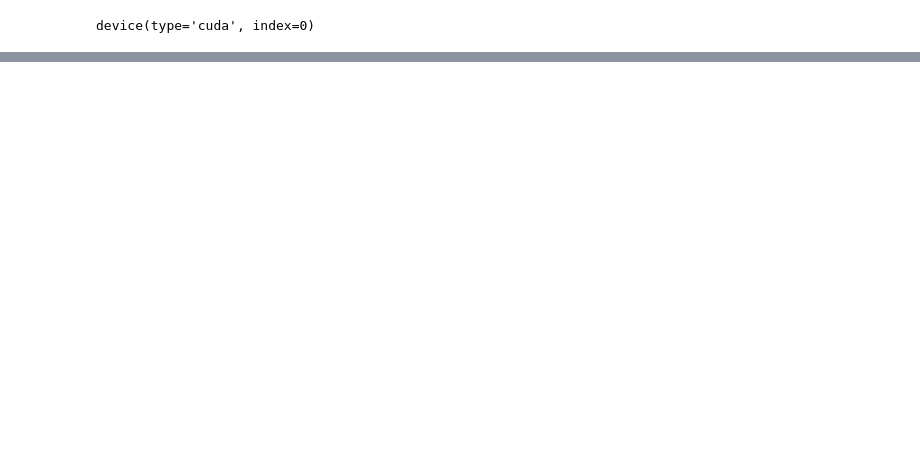
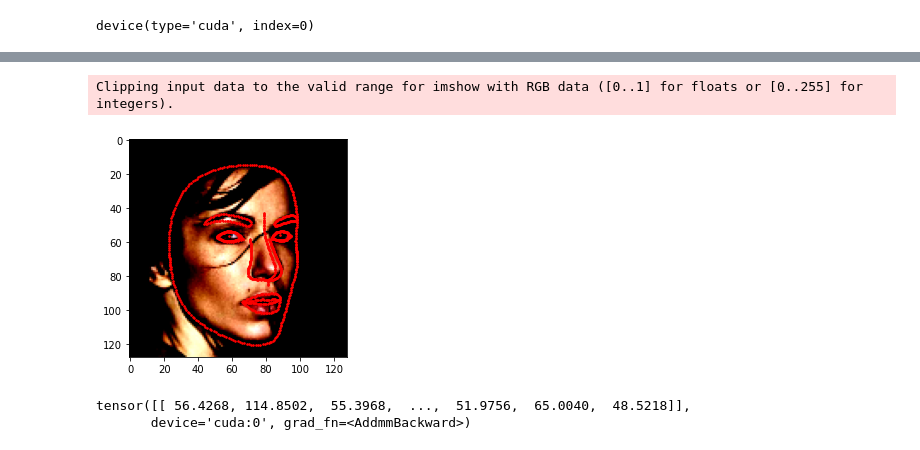
Before and after one commit to Ilyua/cv_made, a Jupyter notebook: contest1/oralcumshot.ipynb, the cells around one changed output, grey strips where cells are left out. Saved outputs shown, nothing was run; the diff lists cells and outputs as text; code cells hidden in the pictures; blank space fills up the shorter version.

```diff
--- a/contest1/oralcumshot.ipynb
+++ b/contest1/oralcumshot.ipynb
@@ -425,6 +503,6 @@ scheduler = torch.optim.lr_scheduler.StepLR(optimizer, step_size=10, gamma=0.5)
 
 loss_fn = fnn.mse_loss
 EPOCHS=100
-NUM_PREFIT_EPOCHS=3
+NUM_PREFIT_EPOCHS=2
 # %%
 PATH='contest01_data'
@@ -432,8 +510,9 @@ EXP_NAME='new_aug_1'
 # %%
 os.makedirs("runs", exist_ok=True)
 best_val_loss = np.inf
+
 for epoch in range(EPOCHS):
-    if epoch>NUM_PREFIT_EPOCHS:
+    if epoch==NUM_PREFIT_EPOCHS:
         model.requires_grad_(True)
     train_loss = train(model, train_dataloader, loss_fn, optimizer, device,scheduler)
     val_loss = validate(model, val_dataloader, loss_fn, device=device)
@@ -444,0 +612,20 @@ for epoch in range(EPOCHS):
+# %%
+test_dataset = ThousandLandmarksDataset(os.path.join('data_dirty', "test"), val_preprocessing, split="test")
+test_dataloader = DataLoader(test_dataset, batch_size=128, num_workers=4, pin_memory=True,
+                             shuffle=False, drop_last=False)
+
+with open(os.path.join("runs", f"{EXP_NAME}_best.pth"), "rb") as fp:
+    best_state_dict = torch.load(fp, map_location="cpu")
+    model.load_state_dict(best_state_dict)
+
+test_predictions = predict(model, test_dataloader, device)
+with open(os.path.join("runs", f"{EXP_NAME}_test_predictions.pkl"), "wb") as fp:
+    pickle.dump({"image_names": test_dataset.image_names,
+                 "landmarks": test_predictions}, fp)
+# %%
+v= model(val_dataset[5]['image'].unsqueeze(0).to(device))
+# %%
+show_landmarks(val_dataset[5]['image'].permute(1,2,0).cpu().detach().numpy(),v.reshape(-1,2).cpu().detach().numpy()*128)
+# %% [output]
+Clipping input data to the valid range for imshow with RGB data ([0..1] for floats or [0..255] for integers).
+[figure, added]
@@ -444,0 +636,5 @@ for epoch in range(EPOCHS):
+# %%
+tran
+# %% [output]
+tensor([[ 56.4268, 114.8502,  55.3968,  ...,  51.9756,  65.0040,  48.5218]],
+       device='cuda:0', grad_fn=<AddmmBackward>)
```
Also changed, not shown: parts of 43 cells of this notebook, 2 other files.
